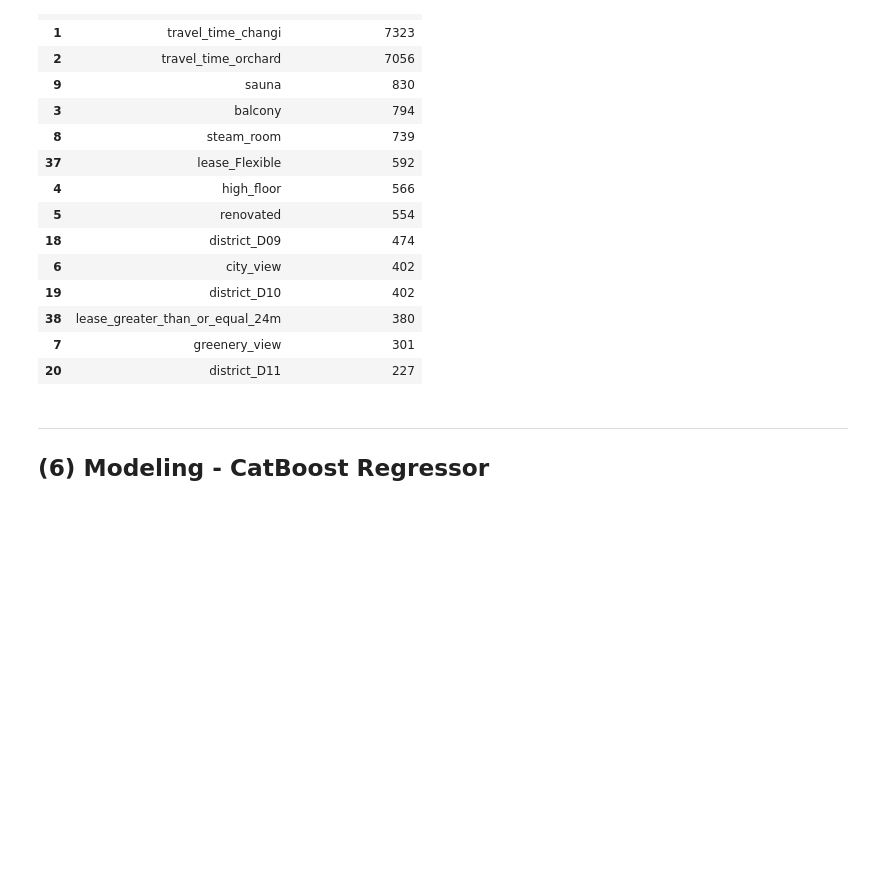
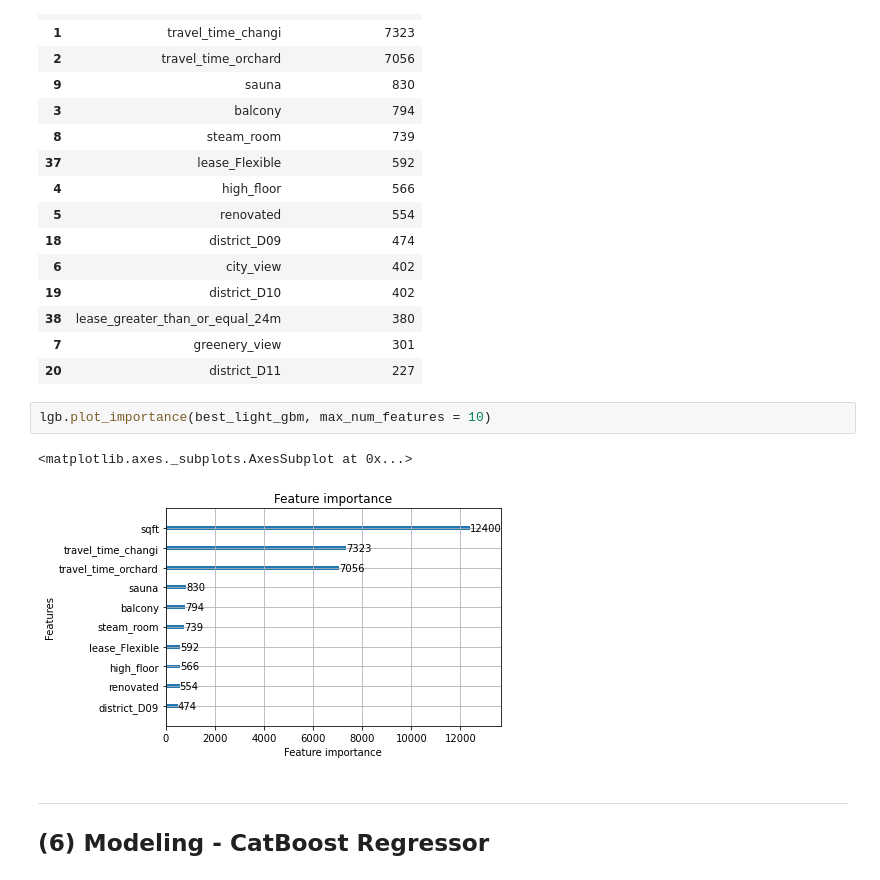
Before and after one commit to kennethleungty/Singapore-Condo-Rental-Market-Analysis, a Jupyter notebook: Part 3 - Rental Price Prediction.ipynb, the cells around one changed output. Cells and saved outputs as stored; diff of their text form; blank space fills up the shorter version.

```diff
--- a/Part 3 - Rental Price Prediction.ipynb
+++ b/Part 3 - Rental Price Prediction.ipynb
@@ -731,6 +739,11 @@ lgb_features.sort_values(by = 'Importance Score', ascending = False).head(15)
 | 38 | lease_greater_than_or_equal_24m | 380 |
 | 7 | greenery_view | 301 |
 | 20 | district_D11 | 227 |
+# %%
+lgb.plot_importance(best_light_gbm, max_num_features = 10)
+# %% [output]
+<matplotlib.axes._subplots.AxesSubplot at 0x...>
+[figure, added]
 # %% [markdown]
 ___
 <a name="section-6"></a>
```
Also changed, not shown: parts of 5 cells of this notebook, 3 other files.
